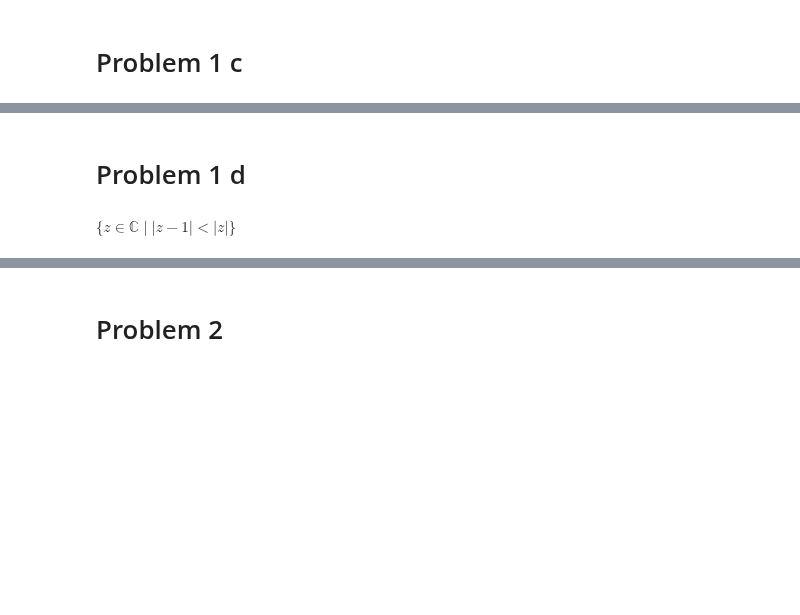
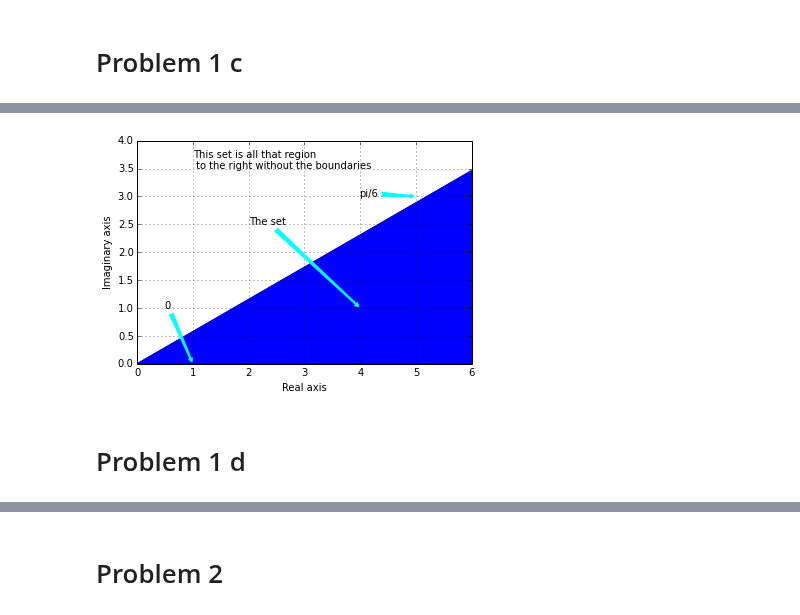
Before and after one commit to cad3na/JupyterNotebooks, a Jupyter notebook: HW ACK.ipynb, the cells around one changed output, grey strips where cells are left out. Saved outputs shown, nothing was run; the diff lists cells and outputs as text; code cells hidden in the pictures; blank space fills up the shorter version.

```diff
--- a/HW ACK.ipynb
+++ b/HW ACK.ipynb
@@ -46,4 +67,18 @@ $\{z\in\mathbb{C}\setminus\{0\}\mid 0\lt \textrm{arg } z\lt \pi/6\}$
+# %%
+plot1 = plot((0,6/cos(pi/6)),(0,2/sin(pi/6)))
+fig = gcf()
+ax = gca()
+ax.fill_between((0,6/cos(pi/6)),(0,0),(0,2/sin(pi/6)))
+ax.annotate("The set", (4,1), (2,2.5), arrowprops=dict(arrowstyle="fancy", connectionstyle="arc3", fc="cyan", ec="cyan"))
+ax.annotate("0", (1,0), (0.5,1), arrowprops=dict(arrowstyle="fancy", connectionstyle="arc3", fc="cyan", ec="cyan"))
+ax.annotate("pi/6", (5,3), (4,3), arrowprops=dict(arrowstyle="fancy", connectionstyle="arc3", fc="cyan", ec="cyan"))
+ax.annotate("This set is all that region\n to the right without the boundaries", (1,3.5))
+ax.set_xlim((0,6))
+ax.set_ylim((0,4))
+xlabel("Real axis")
+ylabel("Imaginary axis")
+grid(True)
+# %% [output]
+[figure, added]
 # %% [markdown]
 # Problem 1 d
-# %% [markdown]
-$\{z\in\mathbb{C}\mid |z-1|\lt|z|\}$
```
Also changed, not shown: parts of 4 cells of this notebook.
